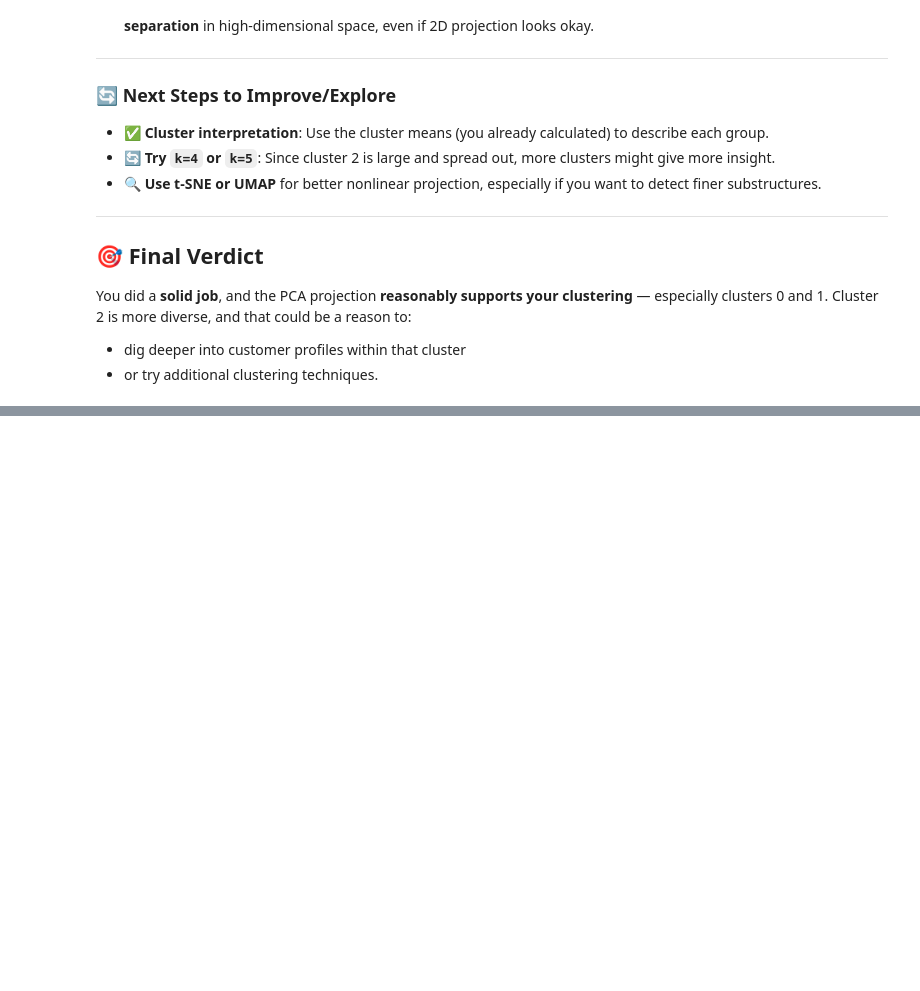
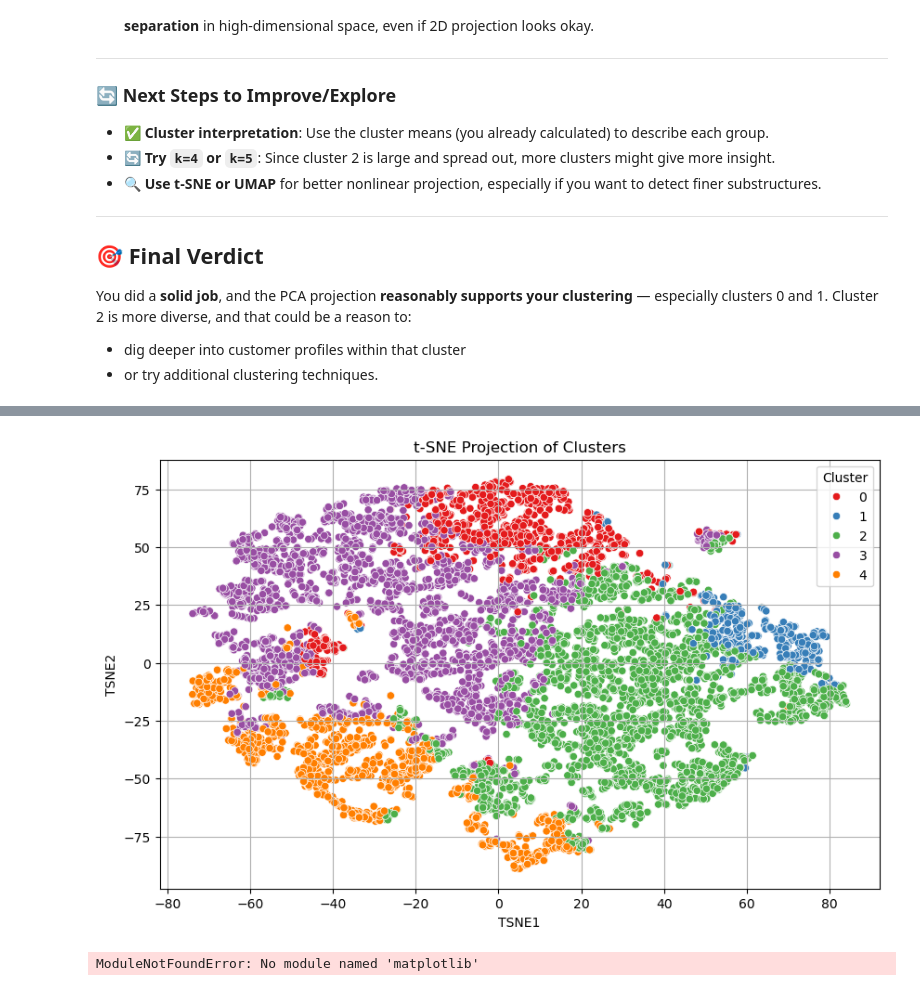
Before and after one commit to CodeClusters/Credit-Card-Dataset-Clustering, a Jupyter notebook: Tania5_Credit Card Data Clustering Project.ipynb, the cells around one changed output, grey strips where cells are left out. Cells and saved outputs as stored; diff of their text form; code cells hidden in the pictures; blank space fills up the shorter version.

```diff
--- a/Tania5_Credit Card Data Clustering Project.ipynb
+++ b/Tania5_Credit Card Data Clustering Project.ipynb
@@ -676,0 +715,53 @@ You did a **solid job**, and the PCA projection **reasonably supports your clust
+# %%
+from sklearn.manifold import TSNE
+
+tsne = TSNE(n_components=2, perplexity=30, random_state=42)
+tsne_components = tsne.fit_transform(scaled_data)
+
+tsne_df = pd.DataFrame(data=tsne_components, columns=['TSNE1', 'TSNE2'])
+tsne_df['Cluster'] = df_clustered['Cluster']
+
+plt.figure(figsize=(10, 6))
+sns.scatterplot(data=tsne_df, x='TSNE1', y='TSNE2', hue='Cluster', palette='Set1')
+plt.title("t-SNE Projection of Clusters")
+plt.grid(True)
+plt.show()
+# %% [output]
+[figure, added]
+# %%
+import matplotlib.pyplot as plt
+import seaborn as sns
+from sklearn.cluster import KMeans
+
+# List of features to compare
+features_to_plot = [
+    'BALANCE', 'PURCHASES', 'CASH_ADVANCE', 'PURCHASES_FREQUENCY',
+    'CASH_ADVANCE_FREQUENCY', 'CREDIT_LIMIT', 'PRC_FULL_PAYMENT'
+]
+
+# Create subplots for k=3,4,5
+fig, axes = plt.subplots(1, 3, figsize=(20, 6), sharey=True)
+
+for idx, k in enumerate([3, 4, 5]):
+    # KMeans
+    kmeans = KMeans(n_clusters=k, random_state=42)
+    clusters = kmeans.fit_predict(df_scaled)
+
+    # Assign clusters and compute mean profiles
+    df_clustered = df.copy()
+    df_clustered['Cluster'] = clusters
+    cluster_profiles = df_clustered.groupby('Cluster').mean(numeric_only=True)
+
+    # Plot on corresponding subplot
+    cluster_profiles[features_to_plot].T.plot(kind='bar', ax=axes[idx], colormap='Set2')
+    axes[idx].set_title(f'Cluster Profiles (k={k})')
+    axes[idx].set_ylabel('Average Value')
+    axes[idx].tick_params(axis='x', rotation=45)
+    axes[idx].legend(title='Cluster')
+
+# Overall layout
+plt.tight_layout()
+plt.suptitle("Side-by-Side Cluster Comparison (Key Features)", fontsize=16, y=1.03)
+plt.show()
+# %% [output]
+ModuleNotFoundError: No module named 'matplotlib'
```
Also changed, not shown: parts of 4 cells of this notebook, 1 other file.
